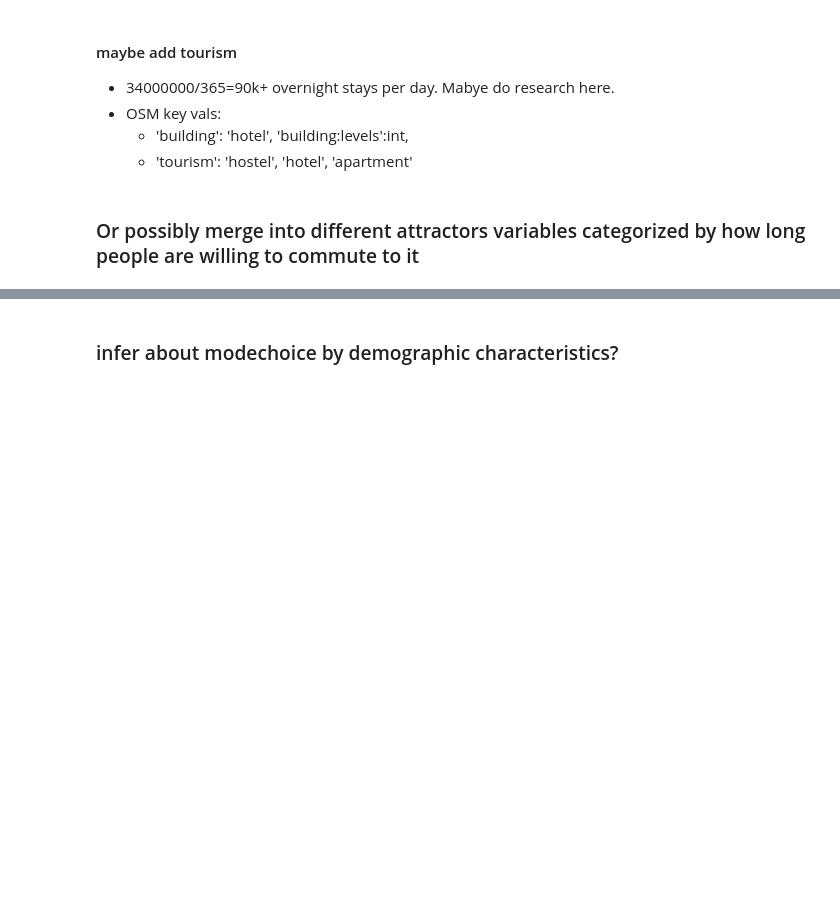
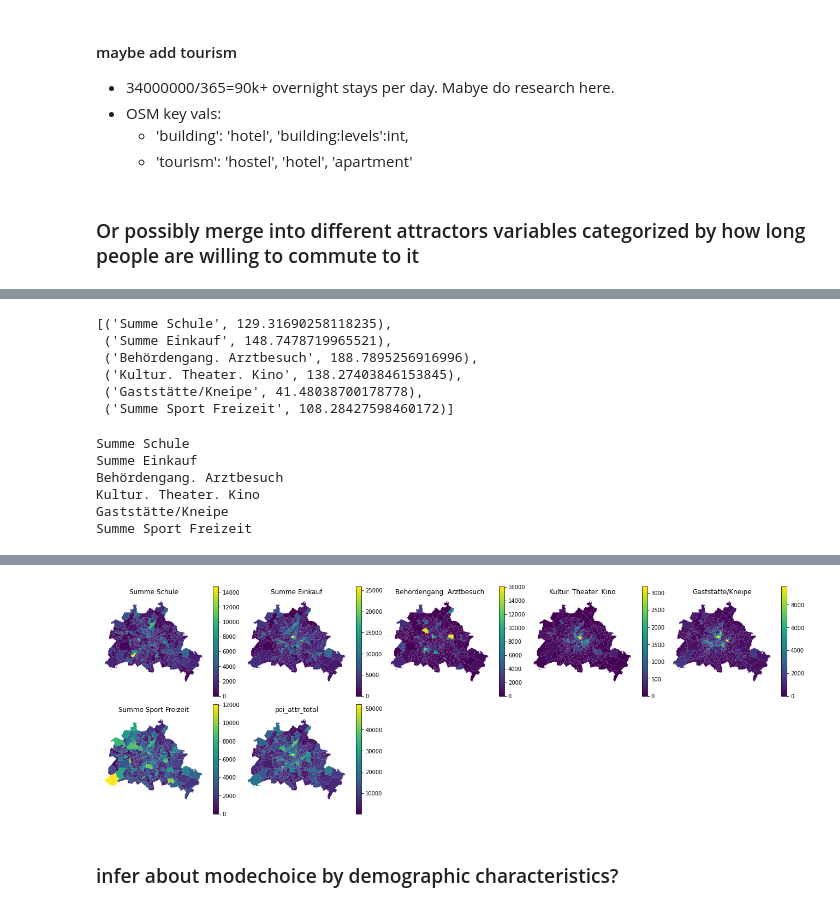
Before and after one commit to maximylius/quetzal_berlin, a Jupyter notebook: notebooks/best_version/102_OSM_POIs.ipynb, the cells around one changed output, grey strips where cells are left out. Saved outputs shown, nothing was run; the diff lists cells and outputs as text; code cells hidden in the pictures; blank space fills up the shorter version.

```diff
--- a/notebooks/best_version/102_OSM_POIs.ipynb
+++ b/notebooks/best_version/102_OSM_POIs.ipynb
@@ -326,0 +329,4 @@ if show_plots:
+# %%
+
+anzahl_Wege_POIkeys = pd.read_excel(input_path + 'anzhal-Wege-POIKeys.xlsx')
+anzahl_Wege_POIkeys
@@ -326,0 +401,8 @@ if show_plots:
+# %%
+pois_count_zweck = {}
+for zweck in zwecke:
+    pois_count_zweck[zweck] = 0
+    for key in zweck_to_poi_dict[zweck]:
+            pois_count_zweck[zweck] += sm.zones[key].sum()
+
+pois_count_zweck
@@ -326,0 +421,48 @@ if show_plots:
+# %%
+[(key, zweck_abs_dict[key]/pois_count_zweck[key]) for key in pois_count_zweck.keys() if pois_count_zweck[key] > 0]
+# %% [output]
+[('Summe Schule', 129.31690258118235),
+ ('Summe Einkauf', 148.7478719965521),
+ ('Behördengang. Arztbesuch', 188.7895256916996),
+ ('Kultur. Theater. Kino', 138.27403846153845),
+ ('Gaststätte/Kneipe', 41.48038700178778),
+ ('Summe Sport Freizeit', 108.28427598460172)]
+# %%
+sm.zones['poi_attr_total'] = 0
+for zweck in zwecke:
+    if pois_count_zweck[zweck] > 0:
+        print(zweck)
+        sm.zones[zweck] = sm.zones.apply(lambda row: sum([row[key]*zweck_abs_dict[zweck]/pois_count_zweck[zweck] for key in zweck_to_poi_dict[zweck] if key in sm.zones.columns]), axis=1 )
+        sm.zones['poi_attr_total'] += sm.zones[zweck]
+# %% [output]
+Summe Schule
+Summe Einkauf
+Behördengang. Arztbesuch
+Kultur. Theater. Kino
+Gaststätte/Kneipe
+Summe Sport Freizeit
+# %%
+if show_plots:
+    t0=time.time()
+    # Show maps for values # takes roughly 5 Minutes
+    clmns = [z for z in zwecke if z in sm.zones.columns]+['poi_attr_total']
+    ncols = 5
+    def ceil (n):
+        return(n // 1 + 1 if(n - n // 1) else n)
+
+    nrows = int(ceil(len(clmns) / ncols))
+
+    fig, axs = plt.subplots(nrows, ncols, figsize=(18, 3*nrows), sharex='all', sharey='all', constrained_layout=True)
+    col_num = 0
+    for ind, clmn in enumerate(clmns):
+        sm.zones.plot(column=clmn, ax=axs.flat[ind], legend=True)
+        axs.flat[ind].set_axis_off()
+        axs.flat[ind].set_title(clmn)
+        helpers.printProgress(i=ind, imax=len(clmns), t=time.time(), t0=t0)
+
+    ## remove empty plots
+    for ax in axs.flat:
+        ## check if something was plotted
+        if not bool(ax.has_data()):
+            fig.delaxes(ax) ## delete if nothing is plotted in the axes obj
+# %% [output]
@@ -327,3 +470,4 @@ if show_plots:
+[figure, added]
 # %% [markdown]
 ### infer about modechoice by demographic characteristics?
 # %% [markdown]
```
Also changed, not shown: parts of 12 cells of this notebook, 32 other files.
